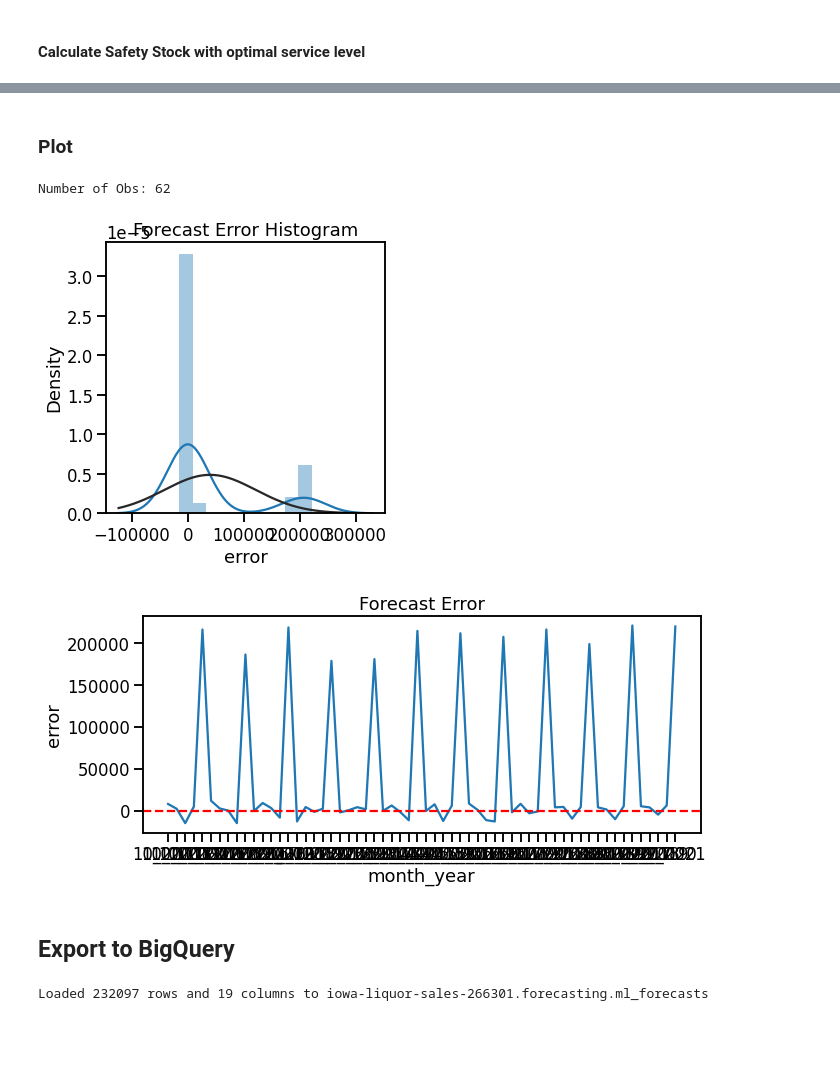
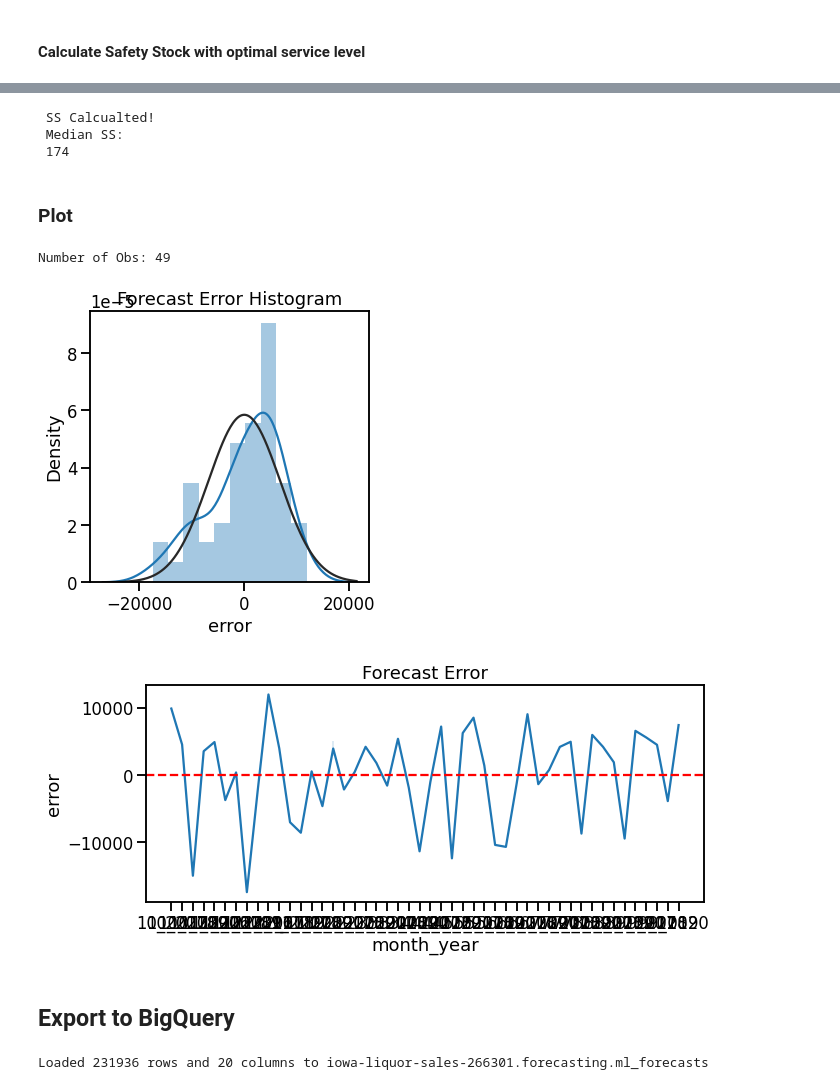
Before and after one commit to vjacobsen/Liquor-Sales-Inventory-Forecast, a Jupyter notebook: Liquor_Safety_Stock.ipynb, the cells around one changed output, grey strips where cells are left out. Cells and saved outputs as stored; diff of their text form; code cells hidden in the pictures; blank space fills up the shorter version.

```diff
--- a/Liquor_Safety_Stock.ipynb
+++ b/Liquor_Safety_Stock.ipynb
@@ -343,44 +482,53 @@ safety_stock_cost
 # %%
+# Subset to columns not in Big Query table
+forecasts = forecasts[forecasts.columns[~forecasts.columns.isin(inventory_data.columns)]]
 
-# Add safety stock to dataset
-safety_stock.reset_index()
-forecasts = forecasts.set_index("forecast_key").join(safety_stock)
+# Join safety stock data to dataset
+inventory_data = forecasts.set_index("forecast_key").join(inventory_data[['safety_stock']])
 
-print('\n SS Calcualted! \n Median SS: \n {}'.format(round(safety_stock['safety_stock'].median())) )
+print('\n SS Calcualted! \n Median SS: \n {}'.format(round(inventory_data['safety_stock'].median())) )
+# %% [output]
+ SS Calcualted!
+ Median SS:
+ 174
 # %% [markdown]
 ### Plot
 # %%
 from scipy.stats import norm
 
+specific_key = '64870'
+
 # Plot
 sns.set_context('talk')
-subset = historical[historical['forecast_key'].isin(historical['forecast_key'].drop_duplicates().sample())]
-subset = historical[historical['forecast_key'].isin(['64870'])]
-print('Number of Obs:',len(subset))
+sample_dataset = historical[historical['forecast_key'].isin(historical['forecast_key']\
+                                                            .drop_duplicates().sample())] # random key
+
+sample_dataset = historical[historical['forecast_key'].isin([specific_key])]
+print('Number of Obs:',len(sample_dataset))
 
 # Histogram
 plt.figure(figsize=(5,5))
 plt.title('Forecast Error Histogram')
-sns.distplot(subset['error'],bins=10,fit=norm)
+sns.distplot(sample_dataset['error'],bins=10,fit=norm)
 plt.show()
 
 # Error plot
 plt.figure(figsize=(10,4))
 plt.title('Forecast Error')
-sns.lineplot(y='error',x='month_year', data=subset)
+sns.lineplot(y='error',x='month_year', data=sample_dataset)
 plt.axhline(0, ls='--',color='red')
 plt.show()
 # %% [output]
-Number of Obs: 62
+Number of Obs: 49
-[figure, old version]
+[figure, new version]
-[figure, old version]
+[figure, new version]
 # %% [markdown]
 ## Export to BigQuery
 # %%
 from google.cloud import bigquery
 
 # Save table locally
-forecasts.to_csv('ss_forecasts.csv')
+inventory_data.to_csv('ss_forecasts.csv')
 
 # Specify project and destination
 project_id = 'iowa-liquor-sales-266301'
@@ -421,4 +569,4 @@ for file_path,tb_name in zip(file_paths,table_names):
       )
   )
 # %% [output]
-Loaded 232097 rows and 19 columns to iowa-liquor-sales-266301.forecasting.ml_forecasts
+Loaded 231936 rows and 20 columns to iowa-liquor-sales-266301.forecasting.ml_forecasts
```
Also changed, not shown: parts of 30 cells of this notebook.
